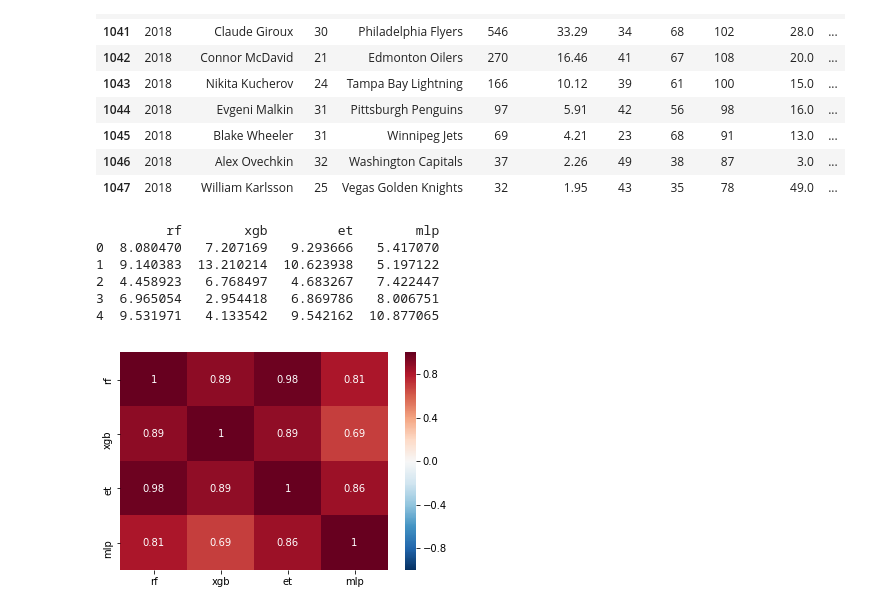
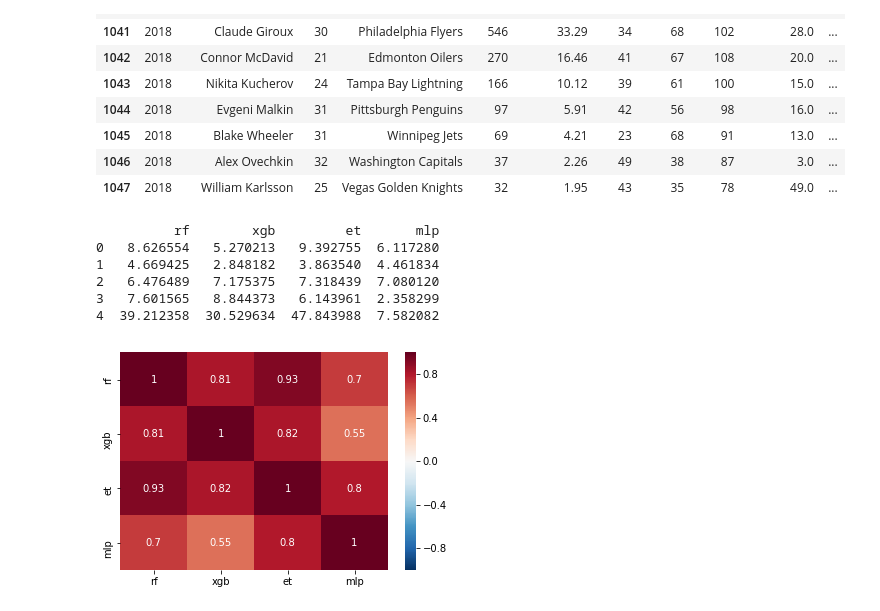
Before and after one commit to dbz10/NHL-Player-Awards, a Jupyter notebook: NHL MVP prediction.ipynb, the cells around one changed output. Saved outputs shown, nothing was run; the diff lists cells and outputs as text; code cells hidden in the pictures.

```diff
--- a/NHL MVP prediction.ipynb
+++ b/NHL MVP prediction.ipynb
@@ -337,7 +348,8 @@ class XgbWrapper(object):
 # %%
 #Try several models
 
-# Put in our parameters. I just copied these from some kaggle kernel for now
+# Put in our parameters. For now these values are the same as those in
+# https://www.kaggle.com/arthurtok/introduction-to-ensembling-stacking-in-python
 
 # Random Forest parameters
 et_params = {
@@ -374,7 +386,7 @@ sv_params = {
     }
 
 mlp_params = {
-    'hidden_layer_sizes': (4,3,3)
+    'hidden_layer_sizes': (4,4,2)
 }
 
 SEED = 0
@@ -397,51 +409,35 @@ et = SklearnWrapper(clf=ExtraTreesRegressor,seed=SEED,params=et_params)
 # svr = SklearnWrapper(clf=SVR,seed=SEED,params=sv_params)
 # print("SVR MAE on training data: %f"% mean_absolute_error(svr.predict(x_holdout),y_holdout))
 # %%
-# will use XGBoost to blend the five base models
+# use XGBoost to blend the base models
 
-
-
-# the ensemble takes the predictions of the five base models as input
-# the five base models are trained on x_base and y_base
-# they then predict y_holdout based on x_holdout
-# the ensemble has five features: the predictions of the
-# five base models for y_holdout. The ensemble then fits to
-# y_holdout
-
-
-lvl1_predictions = pd.DataFrame(columns = {
-#     'rf',
-#     'gb',
-#     'mlp',
-#     'et',
-#     'svr',
-})
+lvl1_predictions = pd.DataFrame()
 
 lvl1_predictions["rf"] = get_base_predictions(forest)
 lvl1_predictions["xgb"] = get_base_predictions(gbm)
 # lvl1_predictions["svr"] = get_base_predictions(svr)
 lvl1_predictions["et"] = get_base_predictions(et)
 lvl1_predictions["mlp"] = get_base_predictions(mlp)
 
 
 
 # look at correlation map of base predictions
 plt.figure()
 zz = lvl1_predictions.corr()
 sns.heatmap(zz,annot=True,cmap="RdBu_r",vmin=-1,vmax=1);
 
 # the models are decently correlated with each other.
 # this is not ideal, but that's life
 
 print(lvl1_predictions.head())
 # %% [output]
-         rf        xgb         et        mlp
-0  8.080470   7.207169   9.293666   5.417070
-1  9.140383  13.210214  10.623938   5.197122
-2  4.458923   6.768497   4.683267   7.422447
-3  6.965054   2.954418   6.869786   8.006751
-4  9.531971   4.133542   9.542162  10.877065
+          rf        xgb         et       mlp
+0   8.626554   5.270213   9.392755  6.117280
+1   4.669425   2.848182   3.863540  4.461834
+2   6.476489   7.175375   7.318439  7.080120
+3   7.601565   8.844373   6.143961  2.358299
+4  39.212358  30.529634  47.843988  7.582082
-[figure, old version]
+[figure, new version]
 # %%
 # train the ensemble
 xgb_params = {
```
Also changed, not shown: parts of 17 cells of this notebook.
